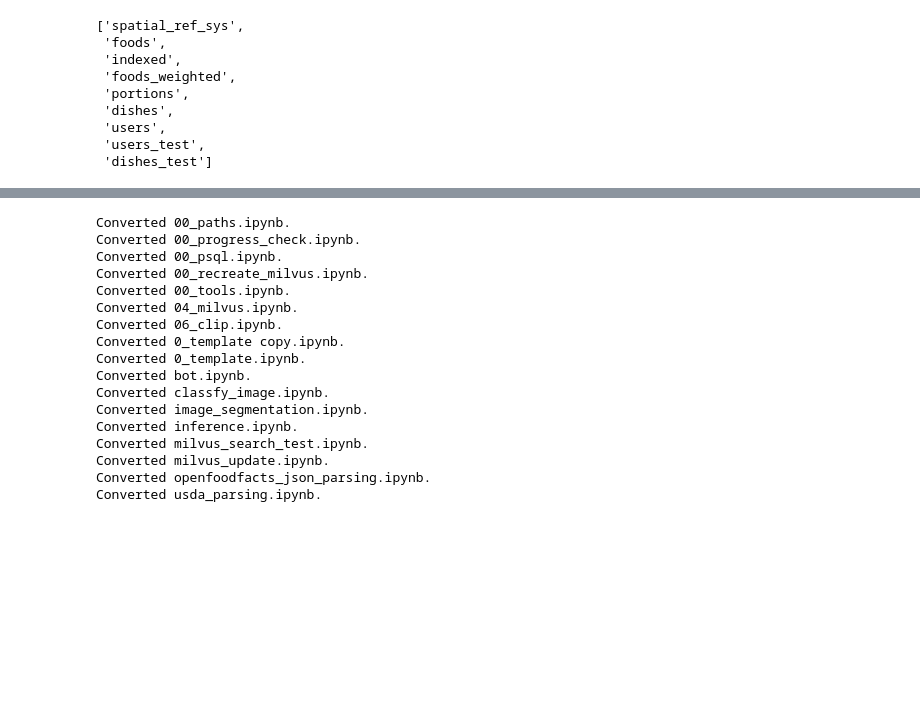
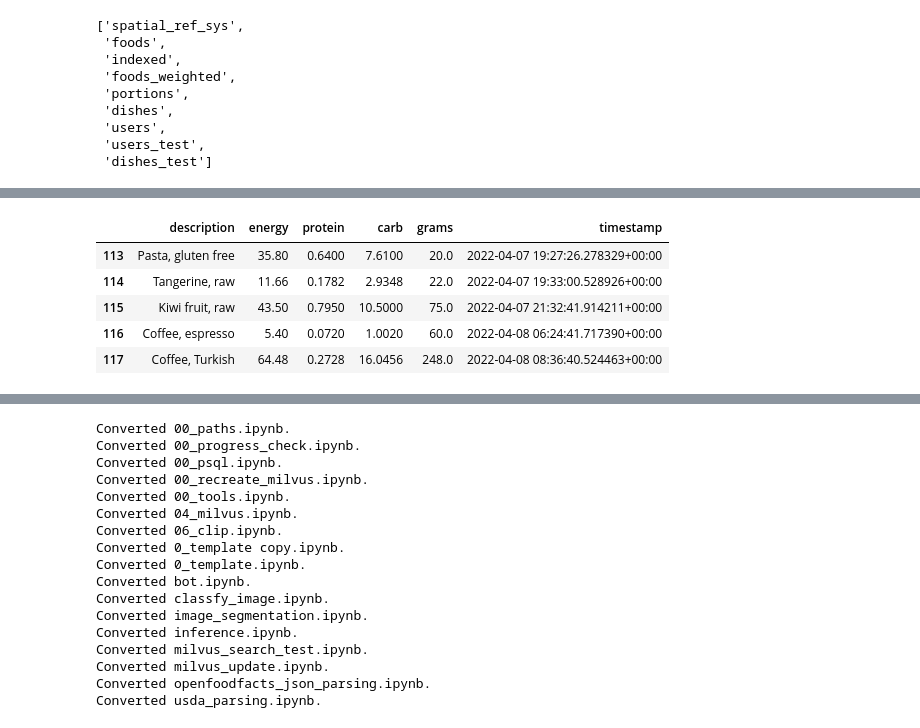
Before and after one commit to DmitriyG228/food, a Jupyter notebook: 00_psql.ipynb, the cells around one changed output, grey strips where cells are left out. Drawn from its saved outputs; the diff is of its cells as text; code cells hidden in the pictures; blank space fills up the shorter version.

```diff
--- a/00_psql.ipynb
+++ b/00_psql.ipynb
@@ -209,0 +215,9 @@ pd.read_sql('select COUNT(DISTINCT(USER_ID)) from DISHES',engine)
+# %%
+df[['description','energy','protein','carb','grams','timestamp']].tail(5)
+# %% [output]
+|  | description | energy | protein | carb | grams | timestamp |
+| 113 | Pasta, gluten free | 35.80 | 0.6400 | 7.6100 | 20.0 | 2022-04-07 19:27:26.278329+00:00 |
+| 114 | Tangerine, raw | 11.66 | 0.1782 | 2.9348 | 22.0 | 2022-04-07 19:33:00.528926+00:00 |
+| 115 | Kiwi fruit, raw | 43.50 | 0.7950 | 10.5000 | 75.0 | 2022-04-07 21:32:41.914211+00:00 |
+| 116 | Coffee, espresso | 5.40 | 0.0720 | 1.0020 | 60.0 | 2022-04-08 06:24:41.717390+00:00 |
+| 117 | Coffee, Turkish | 64.48 | 0.2728 | 16.0456 | 248.0 | 2022-04-08 08:36:40.524463+00:00 |
```
Also changed, not shown: parts of 12 cells of this notebook, 5 other files.
